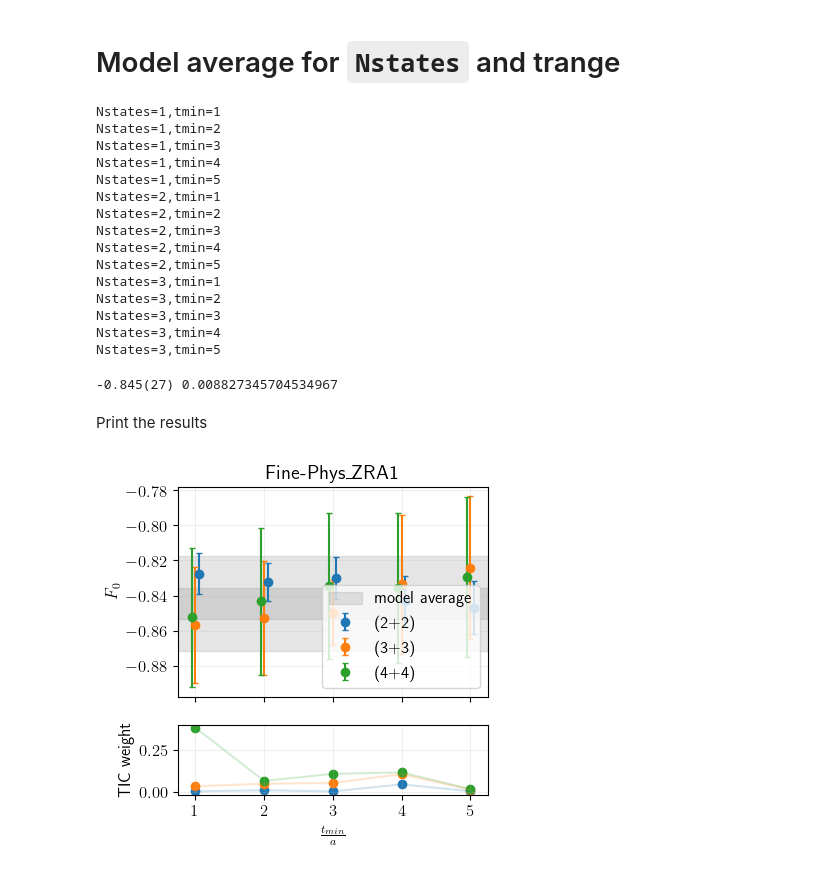
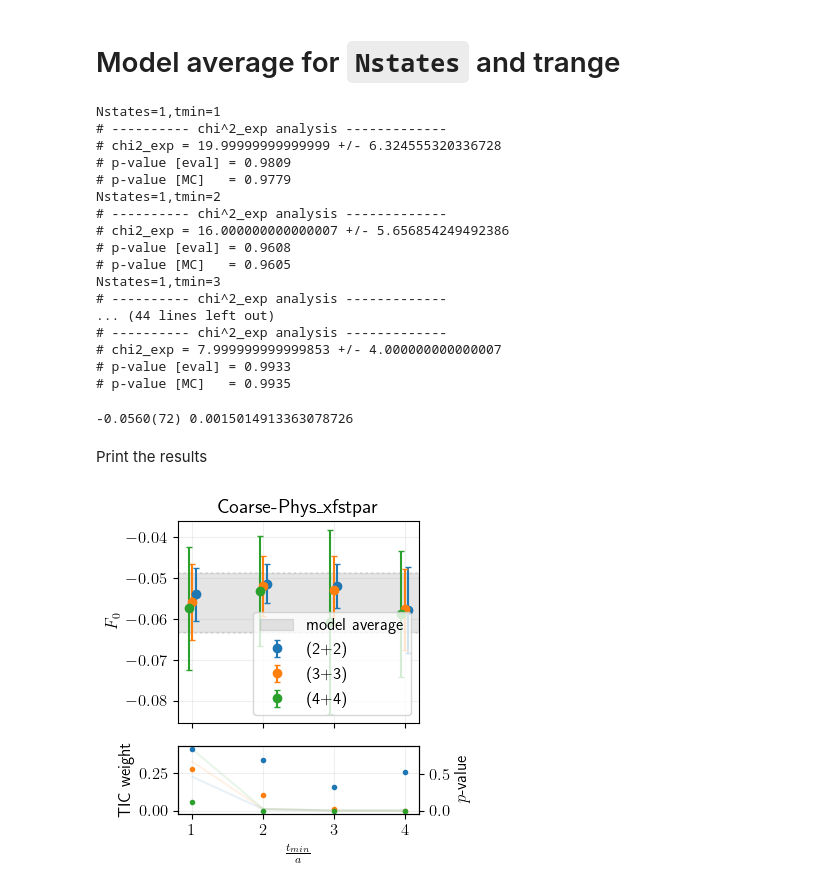
Before and after one commit to pietro-butti/B2heavy, a Jupyter notebook: notebooks/single_ratio.ipynb, the cells around one changed output. Cells and saved outputs as stored; diff of their text form; code cells hidden in the pictures.

```diff
--- a/notebooks/single_ratio.ipynb
+++ b/notebooks/single_ratio.ipynb
@@ -25,11 +25,12 @@ BINSIZE  = {
     'SuperFine':   22
 }
 # %%
-ENSEMBLE = 'Coarse-1'
-RATIO    = 'RA1'
+ENSEMBLE = 'Coarse-Phys'
+RATIO    = 'xfstpar'
 MOMENTUM = '100'
 
-SMSLIST  = ['1S','RW']
+# SMSLIST  = ['1S','RW']
+SMSLIST  = ['1S', 'RW']
 # %%
 # Correlation matrix specifics
 DIAG   = False
@@ -39,7 +41,7 @@ SHRINK = True
 # %%
 # Specifics of the analysis
-TMIN    = 2
-NSTATES = 1
+TMIN    = 3
+NSTATES = 2
 WPRIORS = True
 JKFIT   = False
 # %% [markdown]
@@ -86,7 +84,8 @@ cov_specs = dict(
     block  = BLOCK ,
     scale  = SCALE ,
     shrink = SHRINK,
-    cutsvd = find_eps_cut(robj,trange)
+    # cutsvd = find_eps_cut(robj,trange)
+    cutsvd = 1E-12
 )
 
 cov_specs
@@ -173,6 +171,7 @@ No artists with labels found to put in legend.  Note that artists whose label st
 # Model average for `Nstates` and trange
 # %%
 TIC = {}
+pval = {}
 for Nstates in [1,2,3]:
     dE_src = phys_energy_priors(ENSEMBLE,'Dst',MOMENTUM,Nstates,readfrom=DATA_2PT)
     dE_snk = phys_energy_priors(ENSEMBLE,'B'  ,MOMENTUM,Nstates,readfrom=DATA_2PT)
@@ -180,7 +179,7 @@ for Nstates in [1,2,3]:
     f_0    = gv.gvar(np.mean(ydata).mean,0.05)
     pr = robj.priors(Nstates, K=f_0, dE_src=dE_src, dE_snk=dE_snk)
 
-    for tmin in [1,2,3,4,5]:
+    for tmin in [1,2,3,4]:
         print(f'{Nstates=},{tmin=}')
 
         trange = (tmin, robj.Ta-tmin-1)
@@ -199,23 +198,26 @@ for Nstates in [1,2,3]:
             priors = pr,
             verbose = False
         )
-        TIC[Nstates,trange] = float((res['chi2'] - 2*res['chiexp']))
+        TIC[Nstates,trange] = float((res['chi2aug'] - 2*res['chiexp']))
+        pval[Nstates,trange] = res['pstd']
 # %% [output]
 Nstates=1,tmin=1
+# ---------- chi^2_exp analysis -------------
+# chi2_exp = 19.99999999999999 +/- 6.324555320336728
+# p-value [eval] = 0.9809
+# p-value [MC]   = 0.9779
 Nstates=1,tmin=2
+# ---------- chi^2_exp analysis -------------
+# chi2_exp = 16.000000000000007 +/- 5.656854249492386
+# p-value [eval] = 0.9608
+# p-value [MC]   = 0.9605
 Nstates=1,tmin=3
-Nstates=1,tmin=4
-Nstates=1,tmin=5
-Nstates=2,tmin=1
-Nstates=2,tmin=2
-Nstates=2,tmin=3
-Nstates=2,tmin=4
-Nstates=2,tmin=5
-Nstates=3,tmin=1
-Nstates=3,tmin=2
-Nstates=3,tmin=3
-Nstates=3,tmin=4
-Nstates=3,tmin=5
+# ---------- chi^2_exp analysis -------------
+... (44 lines left out)
+# ---------- chi^2_exp analysis -------------
+# chi2_exp = 7.999999999999853 +/- 4.000000000000007
+# p-value [eval] = 0.9933
+# p-value [MC]   = 0.9935
 # %%
 norm = np.exp(-np.array(list(TIC.values()))/2).sum()
 
@@ -228,37 +230,49 @@ syst = np.sqrt(gv.mean(sum(weig*vals*vals) - (sum(weig*vals))**2))
 
 print(stat,syst)
 # %% [output]
--0.845(27) 0.008827345704534967
+-0.0560(72) 0.0015014913363078726
 # %% [markdown]
 Print the results
 # %%
 f, ax = plt.subplots(2,1,figsize=(4,4),gridspec_kw={'height_ratios': [3, 1]},sharex=True)
 
-ts      = np.array([1,2,3,4,5])
+ts      = np.array([1,2,3,4])
 tranges = [((t,robj.Ta-t-1)) for t in ts]
+
+ax2 = ax[1].twinx()
 
 for i,n in enumerate([1,2,3]):
     f0 = [robj.fits[n,tr].p['ratio'][0] for tr in tranges]
     off = -0.05*i + 0.05
     ax[0].errorbar(ts+off,gv.mean(f0),gv.sdev(f0),fmt='o', color=f'C{i}', capsize=2.5, label=f'({n+1}+{n+1})')
 
     tic = [np.exp(-TIC[n,tr]/2)/norm for tr in tranges]
-    ax[1].plot(ts,tic,alpha=0.2,color=f'C{i}')
-    ax[1].scatter(ts,tic,marker='o',color=f'C{i}')
+    ax[1].plot(ts,tic,alpha=0.1,color=f'C{i}')
+    # ax[1].scatter(ts,tic,marker='o',color=f'C{i}')
+
+    pv = [pval[n,tr] for tr in tranges]
+    ax2.scatter(ts,pv,color=f'C{i}',marker='.')
+
 
 ax[0].axhspan(ymin=stat.mean-stat.sdev,ymax=stat.mean+stat.sdev,color='gray',alpha=0.2,label='model average')
-ax[0].axhspan(ymin=stat.mean-syst,ymax=stat.mean+syst,color='gray',alpha=0.2)
+err = np.sqrt(stat.sdev**2+syst**2)
+ax[0].axhline(stat.mean-err,color='gray',alpha=0.2,linestyle=':')
+ax[0].axhline(stat.mean+err,color='gray',alpha=0.2,linestyle=':')
 
 ax[0].grid(alpha=0.2)
 ax[0].legend(loc='lower right')
 ax[0].set_ylabel(r'$F_0$')
 
 ax[1].grid(alpha=0.2)
 # ax[1].set_ylim(-0.1,1.1)
 ax[1].set_ylabel(r'TIC weight')
 ax[1].set_xlabel(r'$\frac{t_{min}}{a}$')
 
+ax2.set_ylabel(r'$p$-value')
+
 ax[0].set_title(f'{ENSEMBLE}_{RATIO}')
+
+plt.tight_layout()
 plt.savefig(f'/Users/pietro/Desktop/model_average_{ENSEMBLE}_{RATIO}_{MOMENTUM}.pdf')
 # %% [output]
-[figure, old version]
+[figure, new version]
```
Also changed, not shown: parts of 6 cells of this notebook, 16 other files.
